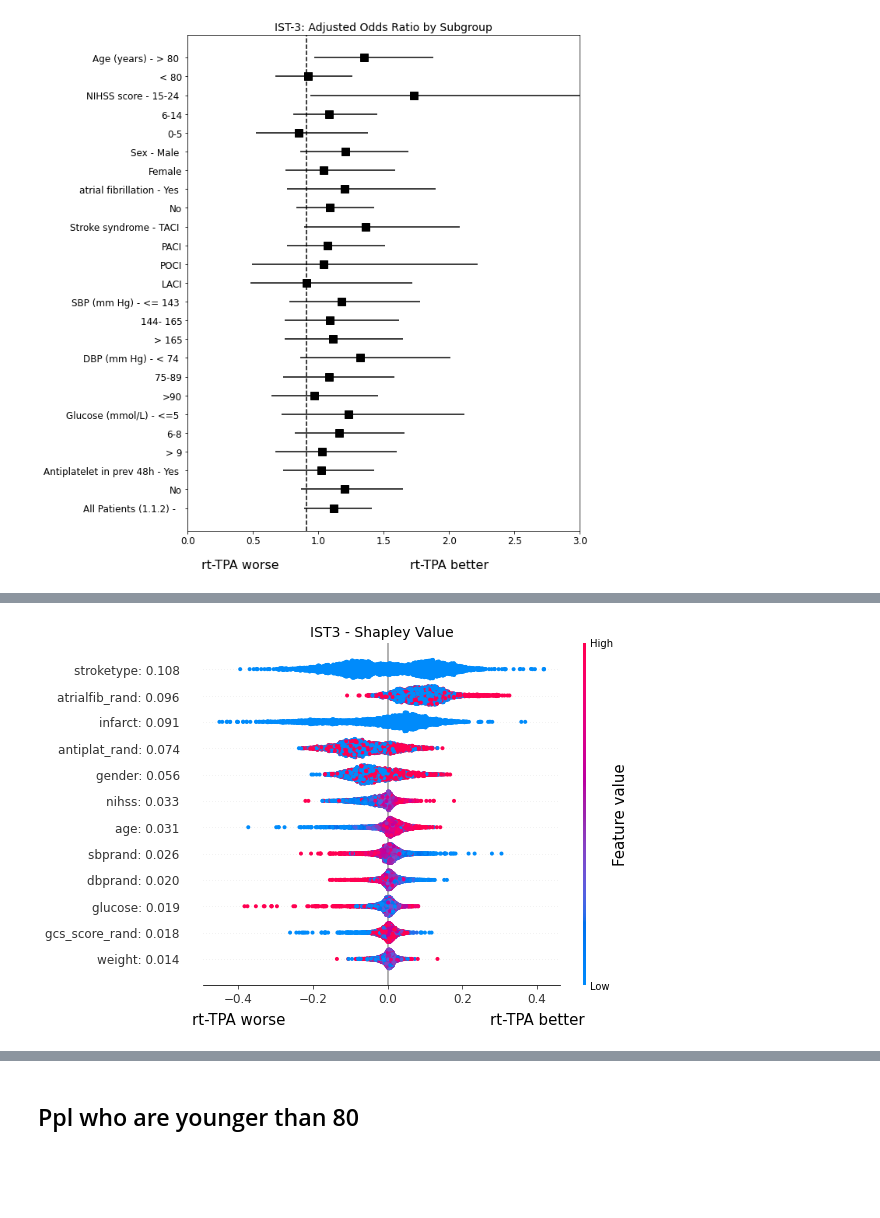
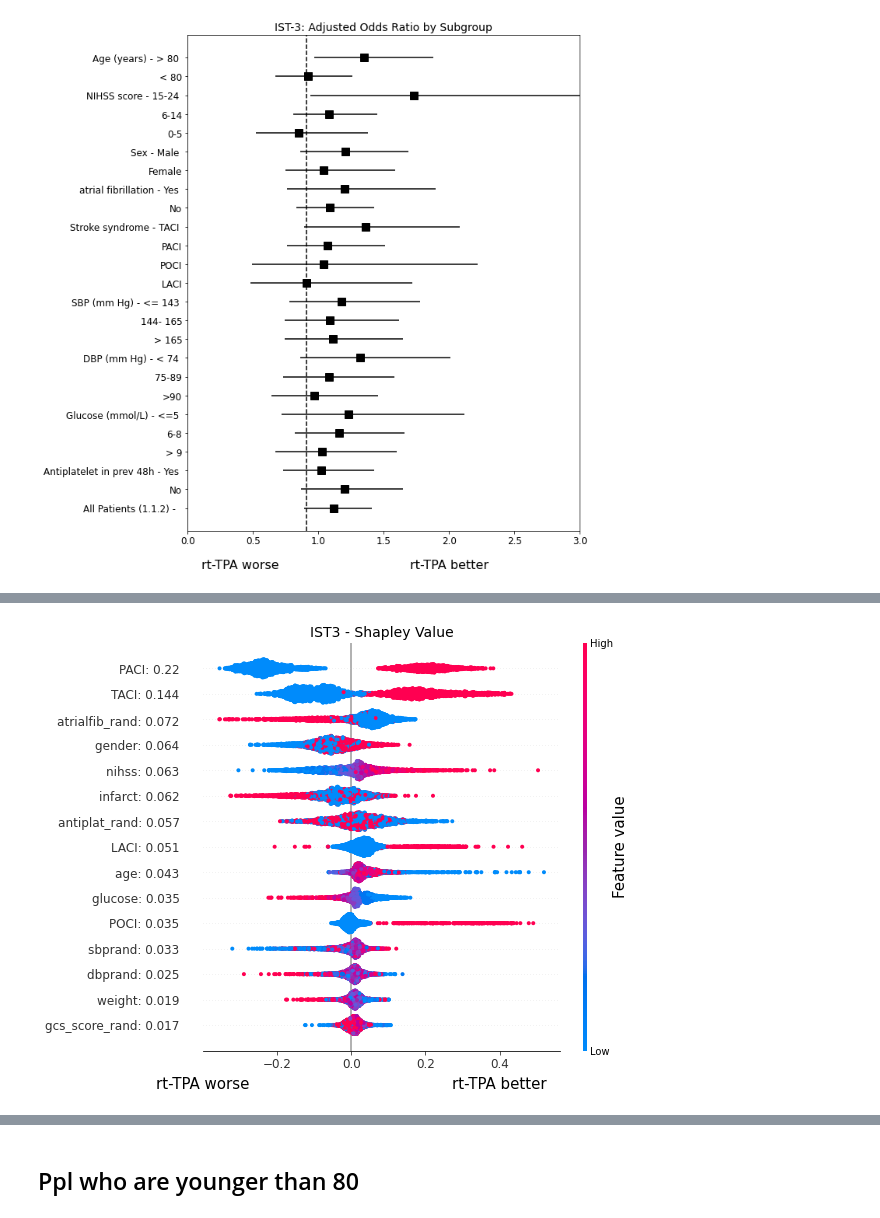
Before and after one commit to q8888620002/Explain_CATE, a Jupyter notebook: ist3.ipynb, the cells around one changed output, grey strips where cells are left out. Cells and saved outputs as stored; diff of their text form; code cells hidden in the pictures; blank space fills up the shorter version.

Commit message:
adding new script for bootstrapped sampling

```diff
--- a/ist3.ipynb
+++ b/ist3.ipynb
@@ -482,0 +337,4 @@ See the caveats in the documentation: https://pandas.pydata.org/pandas-docs/stab
+# %%
+data = Dataset("ist3",0)
+
+data.get_feature_names()
@@ -534,0 +628,14 @@ XLearner(
+# %%
+data = Dataset("ist3", 0)
+
+avg_shap = pkl.load(open("results/ist3/shap_bootstrapped.pkl",'rb'))
+
+x, y, w = data.get_data()
+
+plot_feature_values_original(
+    avg_shap.mean(0),
+    x,
+    feature_name
+)
+
+print(feature_name)
@@ -535,21 +868,20 @@ XLearner(
 # %%
-baseline = np.concatenate([x_train,x_test], axis=0)
+rb_baseline = x[np.random.choice(len(x), len(x), replace=True)].mean(0)
 
-baseline_shapley_value_sampling_model = ShapleyValueSampling(model)
+rbshap_model = ShapleyValueSampling(model)
 
-baseline_shapley_value = baseline_shapley_value_sampling_model.attribute(
-                torch.tensor(baseline),
+rbshap = rbshap_model.attribute(
+                torch.tensor(x),
                 n_samples=1000,
                 perturbations_per_eval=10,
-                baselines = torch.tensor(np.mean(baseline, axis=0).reshape(1,-1)),
-                # baselines = torch.tensor(baseline),
+                baselines = torch.tensor(rb_baseline.reshape(1,-1)),
                 show_progress=True
 ).detach().cpu().numpy()
 # %%
-plot_feature_values(
-    baseline_shapley_value,
-    baseline,
-    n_categories
+plot_feature_values_original(
+    rbshap,
+    x,
+    feature_name
 )
 # %% [output]
-[figure, old version]
+[figure, new version]
```
Also changed, not shown: parts of 34 cells of this notebook, 10 other files.
